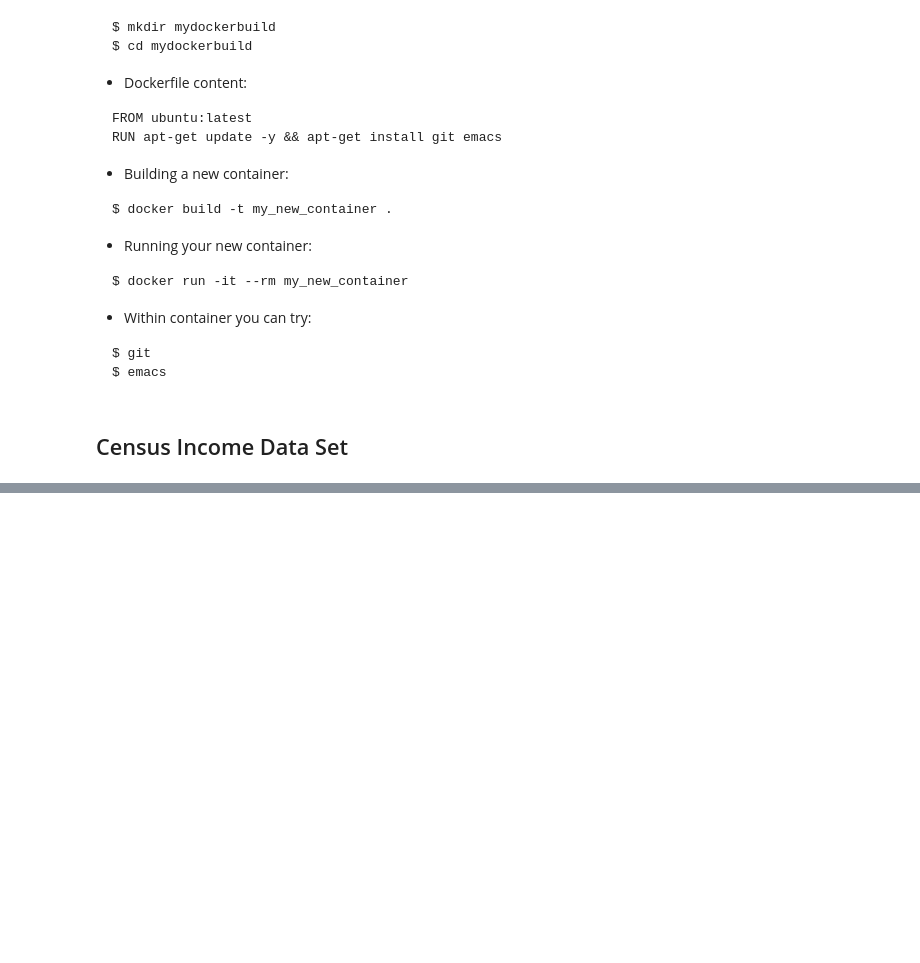
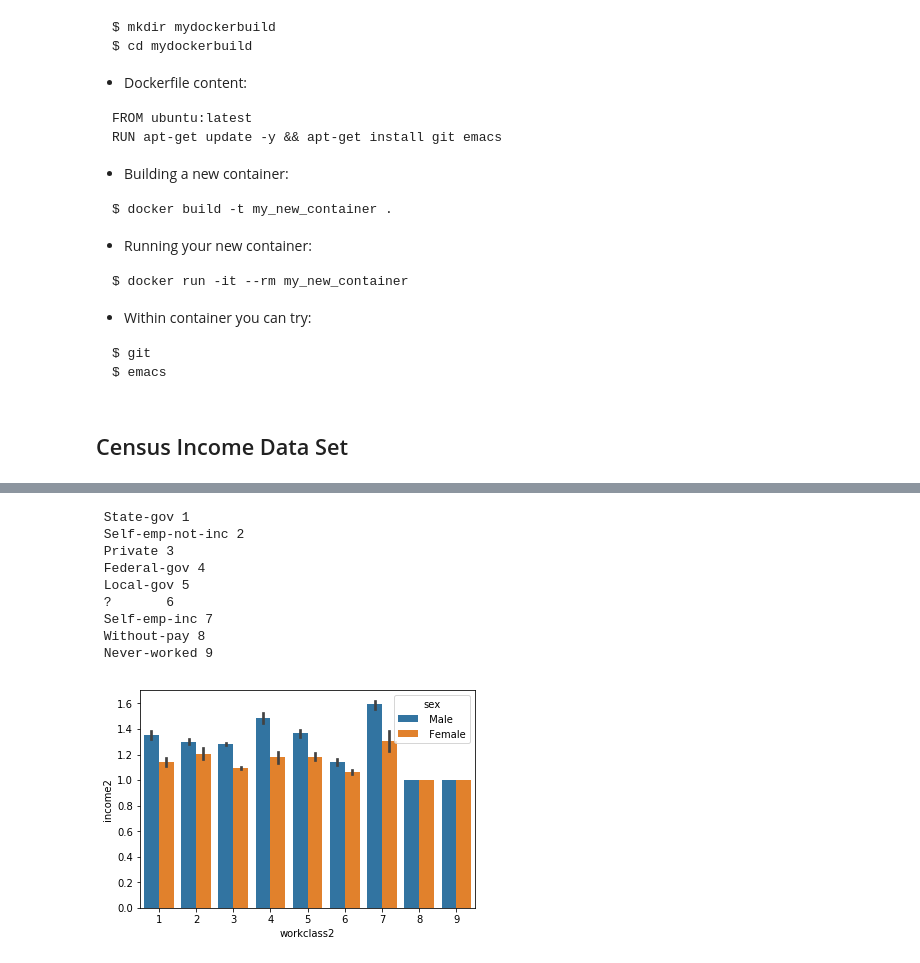
Before and after one commit to anidata/tutorials, a Jupyter notebook: Docker_census_data.ipynb, the cells around one changed output, grey strips where cells are left out. Cells and saved outputs as stored; diff of their text form; code cells hidden in the pictures; blank space fills up the shorter version.

```diff
--- a/Docker_census_data.ipynb
+++ b/Docker_census_data.ipynb
@@ -370,0 +412,17 @@ Name: workclass, dtype: object
+# %%
+sns.barplot(x='workclass2', y='income2', data=orig_data, hue="sex")
+# print( "{:<8} {:<30}".format('Key','Label'))
+for keys in workclass:
+    label = workclass[keys]
+    print("{:<8} {:<30}".format(keys, label))
+# %% [output]
+ State-gov 1
+ Self-emp-not-inc 2
+ Private 3
+ Federal-gov 4
+ Local-gov 5
+ ?       6
+ Self-emp-inc 7
+ Without-pay 8
+ Never-worked 9
+[figure, added]
```
Also changed, not shown: parts of 83 cells of this notebook.
